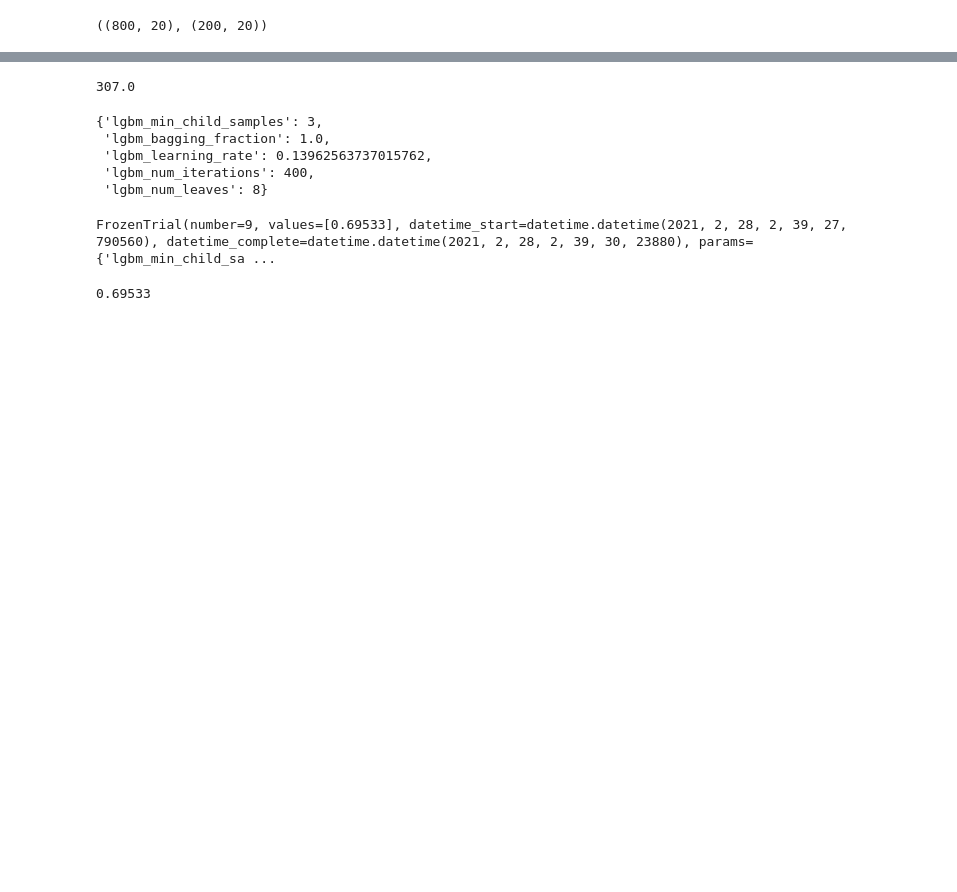
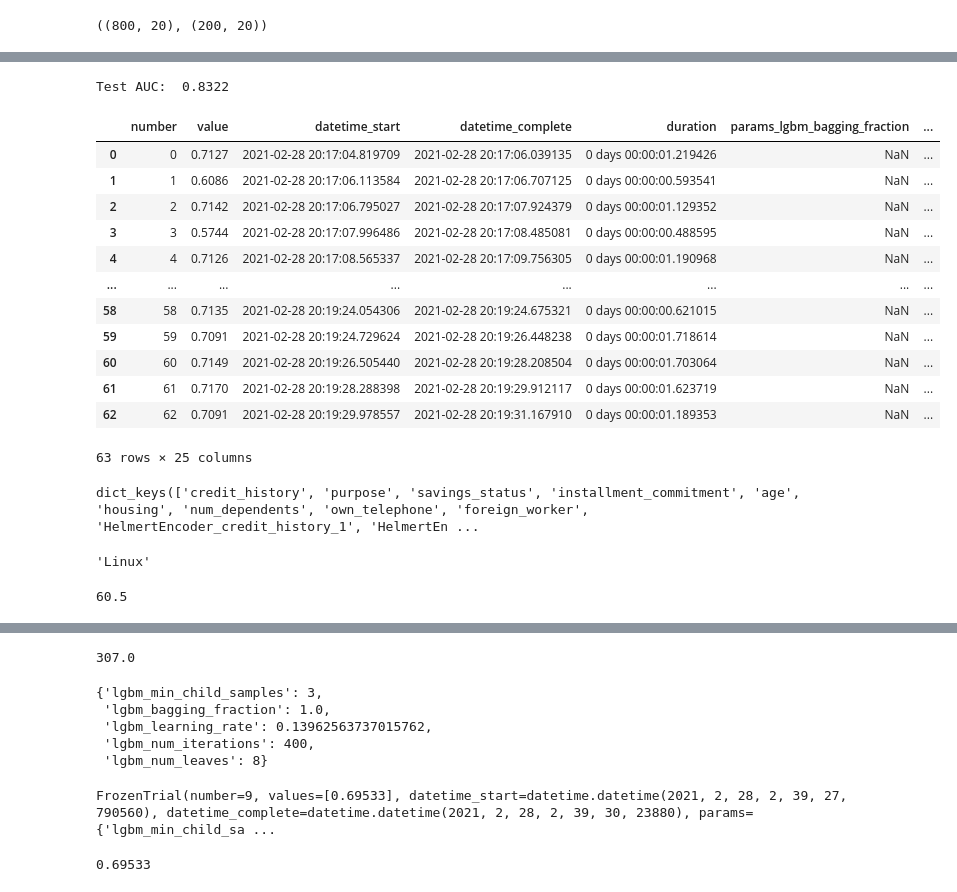
Before and after one commit to Alex-Lekov/AutoML_Alex, a Jupyter notebook: Optimizer.ipynb, the cells around one changed output, grey strips where cells are left out. Drawn from its saved outputs; the diff is of its cells as text; code cells hidden in the pictures; blank space fills up the shorter version.

Commit message:
add BestSingleModel

```diff
--- a/Optimizer.ipynb
+++ b/Optimizer.ipynb
@@ -62,0 +55,5 @@ optimizer = Optimizer(model)
+# %%
+optimizer = BestSingleModelClassifier(
+    models_names = ['LightGBM',],
+    feature_selection=False,
+    random_state=RANDOM_SEED)
@@ -63,3 +62,3 @@ optimizer = Optimizer(model)
 # %%
-model = optimizer.opt(X_train, y_train, timeout=200, verbose=3)
+history = optimizer.opt(X_train, y_train, timeout=400, verbose=3)
 # %% [output]
@@ -81,5 +82,6 @@ model = optimizer.opt(X_train, y_train, timeout=200, verbose=3)
 KeyboardInterrupt:
 # %%
-model = model.fit(X_train, y_train)
-predicts = model.predict_proba(X_test)
+predicts = optimizer.predict(X_test)
 print('Test AUC: ', round(sklearn.metrics.roc_auc_score(y_test, predicts),4))
+# %% [output]
+Test AUC:  0.8322
@@ -86,2 +90,20 @@ print('Test AUC: ', round(sklearn.metrics.roc_auc_score(y_test, predicts),4))
+# %%
+history
+# %% [output]
+|  | number | value | datetime_start | datetime_complete | duration | params_lgbm_bagging_fraction | ... |
+| 0 | 0 | 0.7127 | 2021-02-28 20:17:04.819709 | 2021-02-28 20:17:06.039135 | 0 days 00:00:01.219426 | NaN | ... |
+| 1 | 1 | 0.6086 | 2021-02-28 20:17:06.113584 | 2021-02-28 20:17:06.707125 | 0 days 00:00:00.593541 | NaN | ... |
+| 2 | 2 | 0.7142 | 2021-02-28 20:17:06.795027 | 2021-02-28 20:17:07.924379 | 0 days 00:00:01.129352 | NaN | ... |
+| 3 | 3 | 0.5744 | 2021-02-28 20:17:07.996486 | 2021-02-28 20:17:08.485081 | 0 days 00:00:00.488595 | NaN | ... |
+| 4 | 4 | 0.7126 | 2021-02-28 20:17:08.565337 | 2021-02-28 20:17:09.756305 | 0 days 00:00:01.190968 | NaN | ... |
+| ... | ... | ... | ... | ... | ... | ... | ... |
+| 58 | 58 | 0.7135 | 2021-02-28 20:19:24.054306 | 2021-02-28 20:19:24.675321 | 0 days 00:00:00.621015 | NaN | ... |
+| 59 | 59 | 0.7091 | 2021-02-28 20:19:24.729624 | 2021-02-28 20:19:26.448238 | 0 days 00:00:01.718614 | NaN | ... |
+| 60 | 60 | 0.7149 | 2021-02-28 20:19:26.505440 | 2021-02-28 20:19:28.208504 | 0 days 00:00:01.703064 | NaN | ... |
+| 61 | 61 | 0.7170 | 2021-02-28 20:19:28.288398 | 2021-02-28 20:19:29.912117 | 0 days 00:00:01.623719 | NaN | ... |
+| 62 | 62 | 0.7091 | 2021-02-28 20:19:29.978557 | 2021-02-28 20:19:31.167910 | 0 days 00:00:01.189353 | NaN | ... |
+63 rows × 25 columns
 # %%
-model.select_columns
+optimizer.select_columns
+# %% [output]
+dict_keys(['credit_history', 'purpose', 'savings_status', 'installment_commitment', 'age', 'housing', 'num_dependents', 'own_telephone', 'foreign_worker', 'HelmertEncoder_credit_history_1', 'HelmertEn ...
@@ -87,0 +112,4 @@ model.select_columns
+# %%
+platform.system()
+# %% [output]
+'Linux'
@@ -87,0 +118,4 @@ model.select_columns
+# %%
+psutil.cpu_percent()
+# %% [output]
+60.5
```
Also changed, not shown: parts of 10 cells of this notebook, 7 other files.
